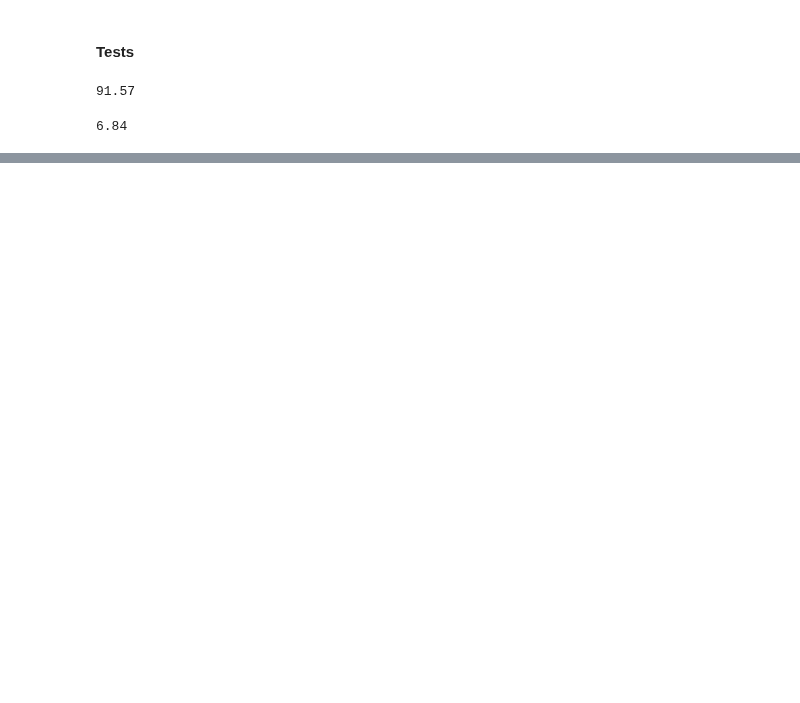
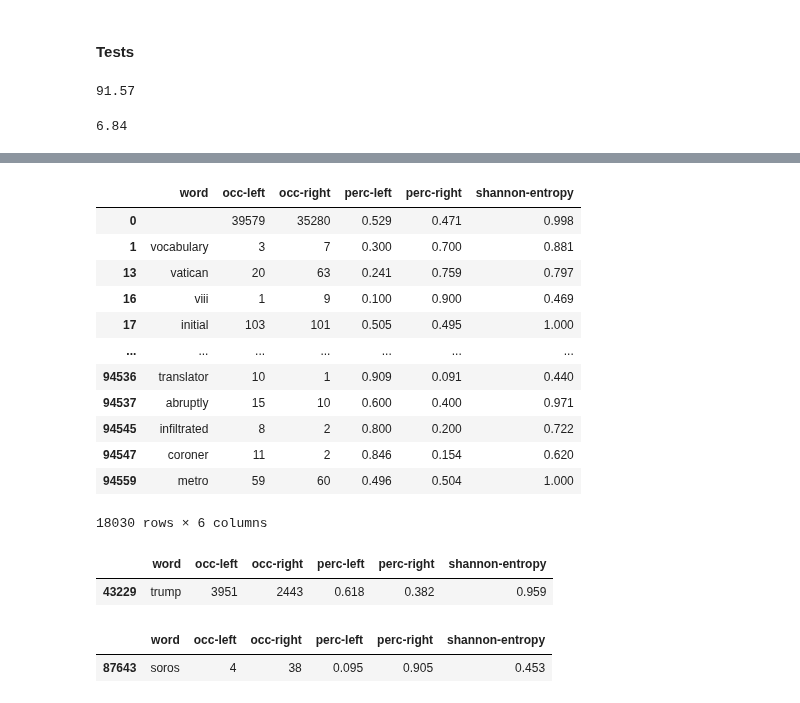
Before and after one commit to ldocarvalho/portals-bias, a Jupyter notebook: portals_bias.ipynb, the cells around one changed output, grey strips where cells are left out. Drawn from its saved outputs; the diff is of its cells as text; code cells hidden in the pictures; blank space fills up the shorter version.

```diff
--- a/portals_bias.ipynb
+++ b/portals_bias.ipynb
@@ -307,0 +339,45 @@ tf_right = compute_TF(number_of_words_right, bag_of_words_news_aggregator_right)
+# %%
+import numpy
+import sys
+numpy.seterr(divide = 'warn')
+
+def calculate_shannon_entropy(probs):
+  sum = 0.0
+  for prob in probs:
+    if prob != 0:
+      sum -= prob * numpy.log(prob)
+  return sum / numpy.log(2)
+# %%
+df_words['shannon-entropy'] = 0.0
+
+for i in df_words.index:
+  shannon_entropy = round(calculate_shannon_entropy([df_words['perc-left'][i], df_words['perc-right'][i]]), 3)
+  df_words['shannon-entropy'][i] = shannon_entropy
+
+df_words
+# %% [output]
+|  | word | occ-left | occ-right | perc-left | perc-right | shannon-entropy |
+| 0 |  | 39579 | 35280 | 0.529 | 0.471 | 0.998 |
+| 1 | vocabulary | 3 | 7 | 0.300 | 0.700 | 0.881 |
+| 13 | vatican | 20 | 63 | 0.241 | 0.759 | 0.797 |
+| 16 | viii | 1 | 9 | 0.100 | 0.900 | 0.469 |
+| 17 | initial | 103 | 101 | 0.505 | 0.495 | 1.000 |
+| ... | ... | ... | ... | ... | ... | ... |
+| 94536 | translator | 10 | 1 | 0.909 | 0.091 | 0.440 |
+| 94537 | abruptly | 15 | 10 | 0.600 | 0.400 | 0.971 |
+| 94545 | infiltrated | 8 | 2 | 0.800 | 0.200 | 0.722 |
+| 94547 | coroner | 11 | 2 | 0.846 | 0.154 | 0.620 |
+| 94559 | metro | 59 | 60 | 0.496 | 0.504 | 1.000 |
+18030 rows × 6 columns
+# %%
+df_trump = df_words.loc[df_words['word'] == 'trump']
+df_trump
+# %% [output]
+|  | word | occ-left | occ-right | perc-left | perc-right | shannon-entropy |
+| 43229 | trump | 3951 | 2443 | 0.618 | 0.382 | 0.959 |
+# %%
+df_soros = df_words.loc[df_words['word'] == 'soros']
+df_soros
+# %% [output]
+|  | word | occ-left | occ-right | perc-left | perc-right | shannon-entropy |
+| 87643 | soros | 4 | 38 | 0.095 | 0.905 | 0.453 |
```
Also changed, not shown: parts of 64 cells of this notebook.
